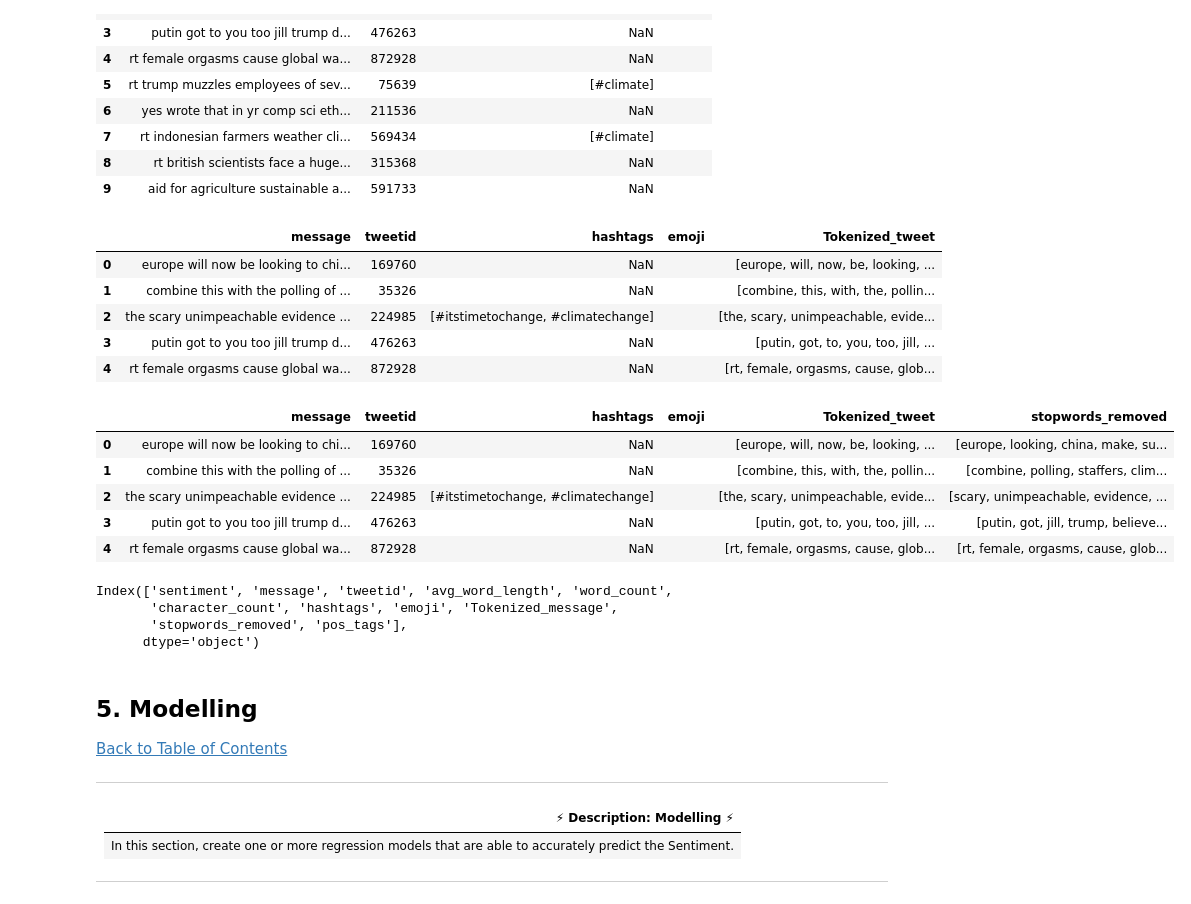
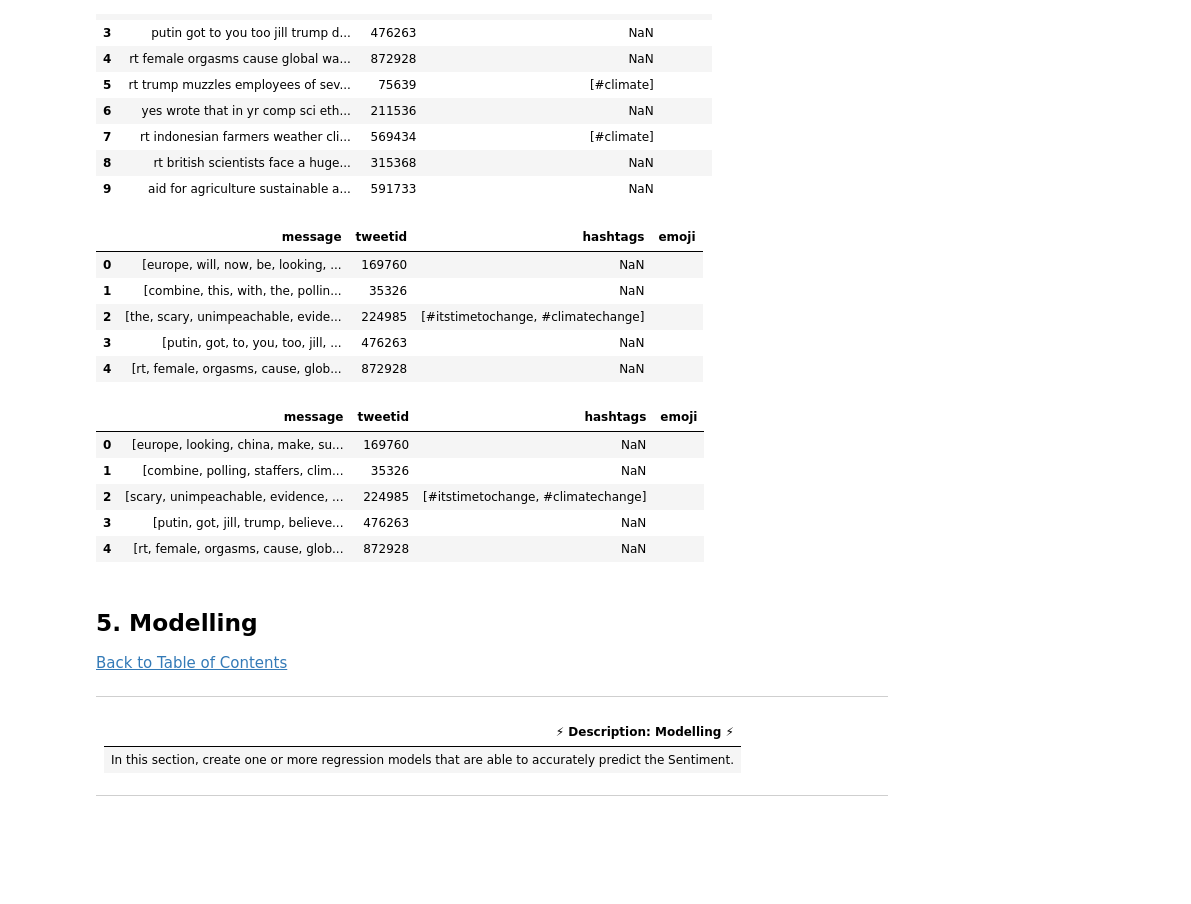
Before and after one commit to TEAMCBB3Classificationpredict/predict-notebook, a Jupyter notebook: EDSA CLIMATE NOTEBOOK.ipynb, the cells around one changed output. Drawn from its saved outputs; the diff is of its cells as text; code cells hidden in the pictures; blank space fills up the shorter version.

```diff
--- a/EDSA CLIMATE NOTEBOOK.ipynb
+++ b/EDSA CLIMATE NOTEBOOK.ipynb
@@ -658,14 +661,6 @@ dupl_test.head(7)
 # %%
 #removinging @handles
 def remove_pattern(input_txt, pattern):
-
-  """
-  Function Extracts Twitter Handles from the tweets
-
-  input: Two arguments input_txt and pattern
-
-  Output: twitter handles
-  """
   r = re.findall(pattern, input_txt)
   for i in r:
       input_txt = re.sub(i, '', input_txt)
@@ -915,23 +899,23 @@ df_test['message'] = df_test['message'].str.replace('https', '')
 df_test['message']=df_test['message'].replace('\n', ' ')
 # %%
 # Tokenizinging tweet test data
-df_test['Tokenized_tweet'] = df_test['message'].apply(lambda x: x.split())
+df_test['message'] = df_test['message'].apply(lambda x: x.split())
 df_test.head()
 # %% [output]
-|  | message | tweetid | hashtags | emoji | Tokenized_tweet |
-| 0 | europe will now be looking to chi... | 169760 | NaN |  | [europe, will, now, be, looking, ... |
-| 1 | combine this with the polling of ... | 35326 | NaN |  | [combine, this, with, the, pollin... |
-| 2 | the scary unimpeachable evidence ... | 224985 | [#itstimetochange, #climatechange] |  | [the, scary, unimpeachable, evide... |
-| 3 | putin got to you too jill trump d... | 476263 | NaN |  | [putin, got, to, you, too, jill, ... |
-| 4 | rt female orgasms cause global wa... | 872928 | NaN |  | [rt, female, orgasms, cause, glob... |
+|  | message | tweetid | hashtags | emoji |
+| 0 | [europe, will, now, be, looking, ... | 169760 | NaN |  |
+| 1 | [combine, this, with, the, pollin... | 35326 | NaN |  |
+| 2 | [the, scary, unimpeachable, evide... | 224985 | [#itstimetochange, #climatechange] |  |
+| 3 | [putin, got, to, you, too, jill, ... | 476263 | NaN |  |
+| 4 | [rt, female, orgasms, cause, glob... | 872928 | NaN |  |
 # %%
 # Stop words Removal from test data
-df_test['stopwords_removed'] = df_test['Tokenized_tweet'].apply(lambda x: [word for word in x if word not in STOPWORDS])
+df_test['message'] = df_test['message'].apply(lambda x: [word for word in x if word not in STOPWORDS])
 df_test.head()
 # %% [output]
-|  | message | tweetid | hashtags | emoji | Tokenized_tweet | stopwords_removed |
-| 0 | europe will now be looking to chi... | 169760 | NaN |  | [europe, will, now, be, looking, ... | [europe, looking, china, make, su... |
-| 1 | combine this with the polling of ... | 35326 | NaN |  | [combine, this, with, the, pollin... | [combine, polling, staffers, clim... |
-| 2 | the scary unimpeachable evidence ... | 224985 | [#itstimetochange, #climatechange] |  | [the, scary, unimpeachable, evide... | [scary, unimpeachable, evidence, ... |
-| 3 | putin got to you too jill trump d... | 476263 | NaN |  | [putin, got, to, you, too, jill, ... | [putin, got, jill, trump, believe... |
-| 4 | rt female orgasms cause global wa... | 872928 | NaN |  | [rt, female, orgasms, cause, glob... | [rt, female, orgasms, cause, glob... |
+|  | message | tweetid | hashtags | emoji |
+| 0 | [europe, looking, china, make, su... | 169760 | NaN |  |
+| 1 | [combine, polling, staffers, clim... | 35326 | NaN |  |
+| 2 | [scary, unimpeachable, evidence, ... | 224985 | [#itstimetochange, #climatechange] |  |
+| 3 | [putin, got, jill, trump, believe... | 476263 | NaN |  |
+| 4 | [rt, female, orgasms, cause, glob... | 872928 | NaN |  |
@@ -941,10 +922,5 @@ df_test['pos_tags'] = df_test['stopwords_removed'].apply(nltk.tag.pos_tag)
 # %%
-df.columns
+df['message']=df['message'].str.lower()
-# %% [output]
-Index(['sentiment', 'message', 'tweetid', 'avg_word_length', 'word_count',
-       'character_count', 'hashtags', 'emoji', 'Tokenized_message',
-       'stopwords_removed', 'pos_tags'],
-      dtype='object')
 # %% [markdown]
 <a id="five"></a>
 ## 5. Modelling
```
Also changed, not shown: parts of 24 cells of this notebook.
